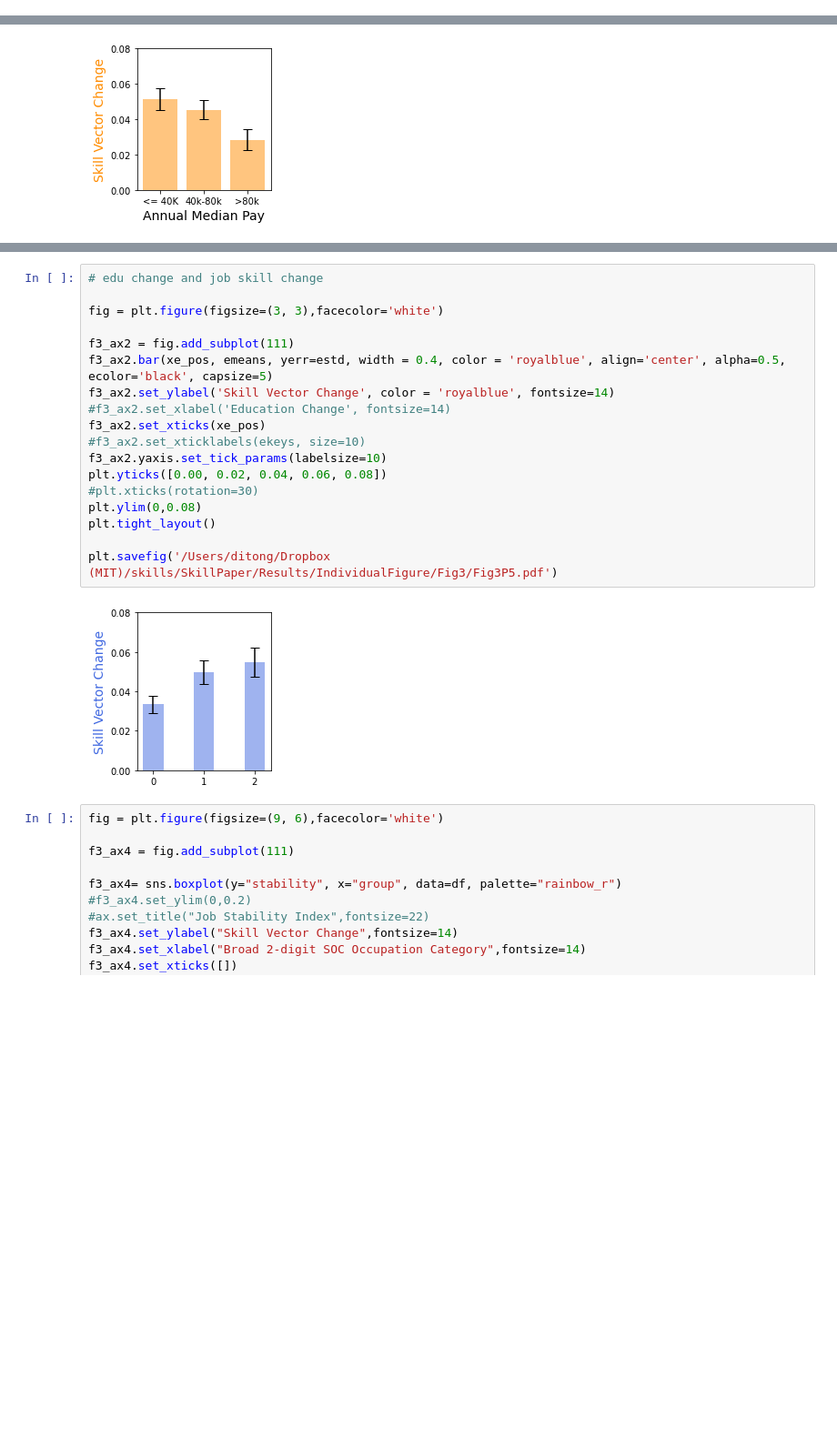
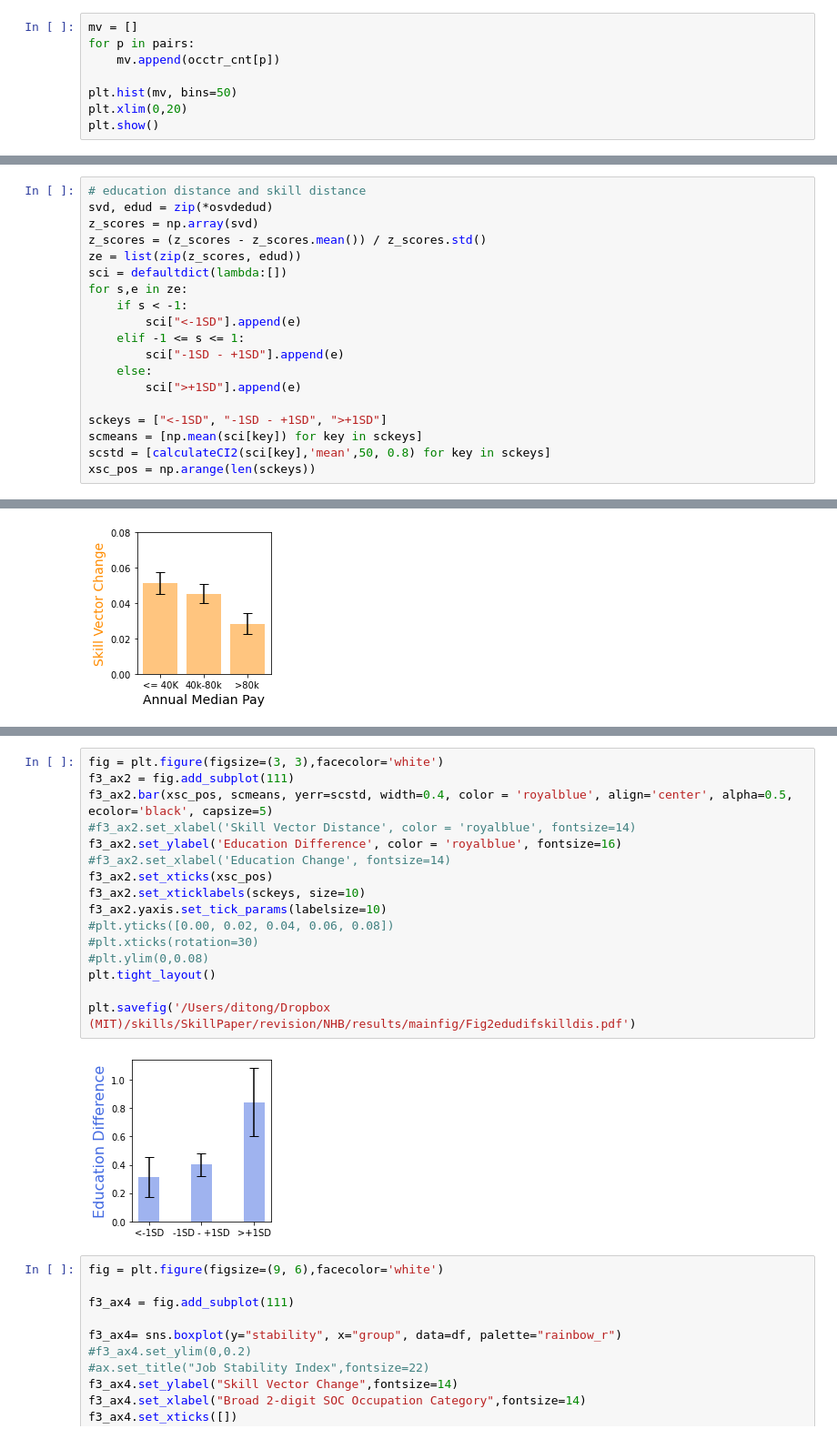
Before and after one commit to di-Tong/SkillPaper, a Jupyter notebook: Codes/MainFigures.ipynb, the cells around one changed output, grey strips where cells are left out. Shown at 91% size. Cells and saved outputs as stored; diff of their text form; blank space fills up the shorter version.

```diff
--- a/Codes/MainFigures.ipynb
+++ b/Codes/MainFigures.ipynb
@@ -795,0 +732,8 @@ len(occsc80_1)
+# %%
+mv = []
+for p in pairs:
+    mv.append(occtr_cnt[p])
+
+plt.hist(mv, bins=50)
+plt.xlim(0,20)
+plt.show()
@@ -1179,0 +1223,19 @@ print(cut1, cut2)
+# %%
+# education distance and skill distance
+svd, edud = zip(*osvdedud)
+z_scores = np.array(svd)
+z_scores = (z_scores - z_scores.mean()) / z_scores.std()
+ze = list(zip(z_scores, edud))
+sci = defaultdict(lambda:[])
+for s,e in ze:
+    if s < -1:
+        sci["<-1SD"].append(e)
+    elif -1 <= s <= 1:
+        sci["-1SD - +1SD"].append(e)
+    else:
+        sci[">+1SD"].append(e)
+
+sckeys = ["<-1SD", "-1SD - +1SD", ">+1SD"]
+scmeans = [np.mean(sci[key]) for key in sckeys]
+scstd = [calculateCI2(sci[key],'mean',50, 0.8) for key in sckeys]
+xsc_pos = np.arange(len(sckeys))
@@ -1268,23 +1385,21 @@ plt.savefig('/Users/ditong/Dropbox (MIT)/skills/SkillPaper/Results/IndividualFig
 # %%
-# edu change and job skill change
-
 fig = plt.figure(figsize=(3, 3),facecolor='white')
-
 f3_ax2 = fig.add_subplot(111)
-f3_ax2.bar(xe_pos, emeans, yerr=estd, width = 0.4, color = 'royalblue', align='center', alpha=0.5, ecolor='black', capsize=5)
-f3_ax2.set_ylabel('Skill Vector Change', color = 'royalblue', fontsize=14)
+f3_ax2.bar(xsc_pos, scmeans, yerr=scstd, width=0.4, color = 'royalblue', align='center', alpha=0.5, ecolor='black', capsize=5)
+#f3_ax2.set_xlabel('Skill Vector Distance', color = 'royalblue', fontsize=14)
+f3_ax2.set_ylabel('Education Difference', color = 'royalblue', fontsize=16)
 #f3_ax2.set_xlabel('Education Change', fontsize=14)
-f3_ax2.set_xticks(xe_pos)
-#f3_ax2.set_xticklabels(ekeys, size=10)
+f3_ax2.set_xticks(xsc_pos)
+f3_ax2.set_xticklabels(sckeys, size=10)
 f3_ax2.yaxis.set_tick_params(labelsize=10)
-plt.yticks([0.00, 0.02, 0.04, 0.06, 0.08])
+#plt.yticks([0.00, 0.02, 0.04, 0.06, 0.08])
 #plt.xticks(rotation=30)
-plt.ylim(0,0.08)
+#plt.ylim(0,0.08)
 plt.tight_layout()
 
-plt.savefig('/Users/ditong/Dropbox (MIT)/skills/SkillPaper/Results/IndividualFigure/Fig3/Fig3P5.pdf')
+plt.savefig('/Users/ditong/Dropbox (MIT)/skills/SkillPaper/revision/NHB/results/mainfig/Fig2edudifskilldis.pdf')
 # %% [output]
-[figure, old version]
+[figure, new version]
 # %%
 fig = plt.figure(figsize=(9, 6),facecolor='white')
 
```
Also changed, not shown: parts of 139 cells of this notebook, 6 other files.
